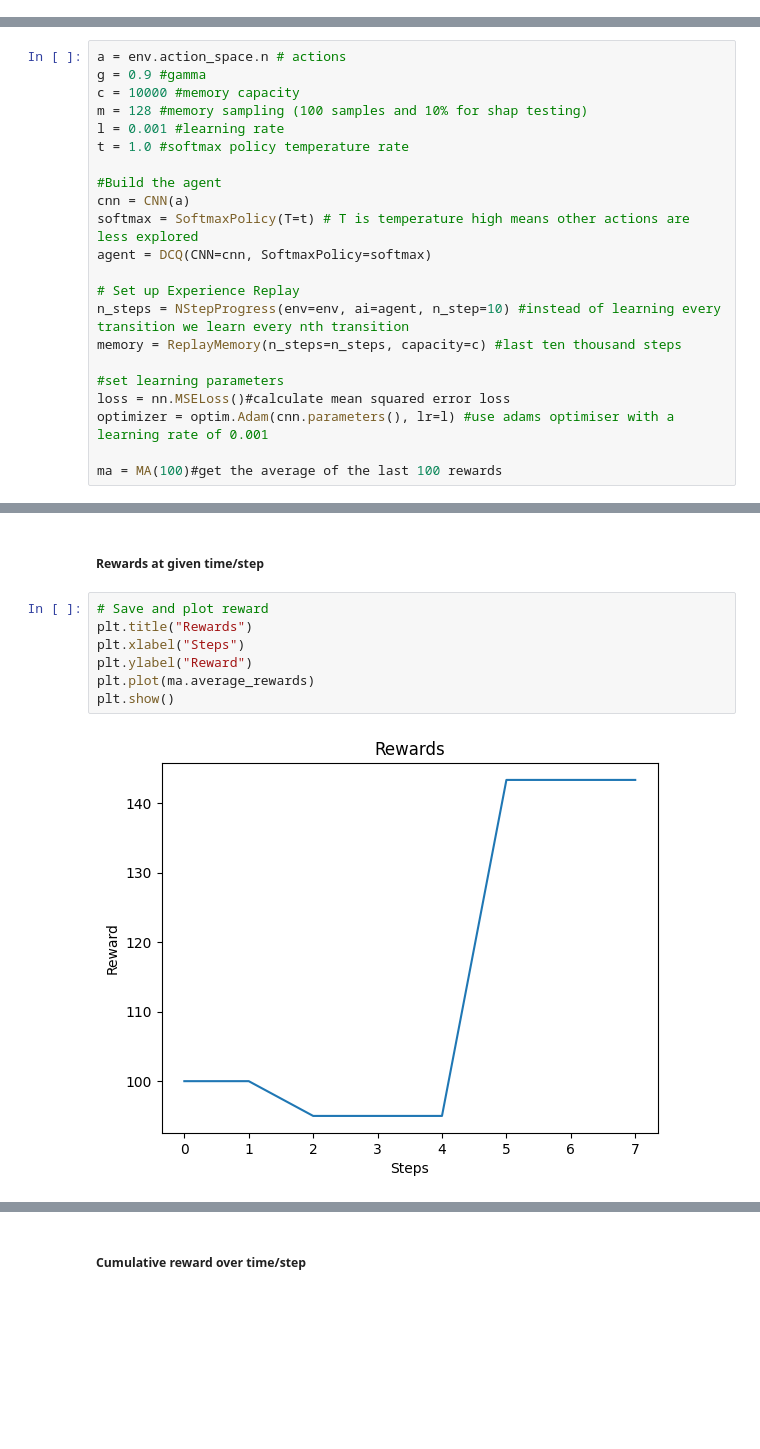
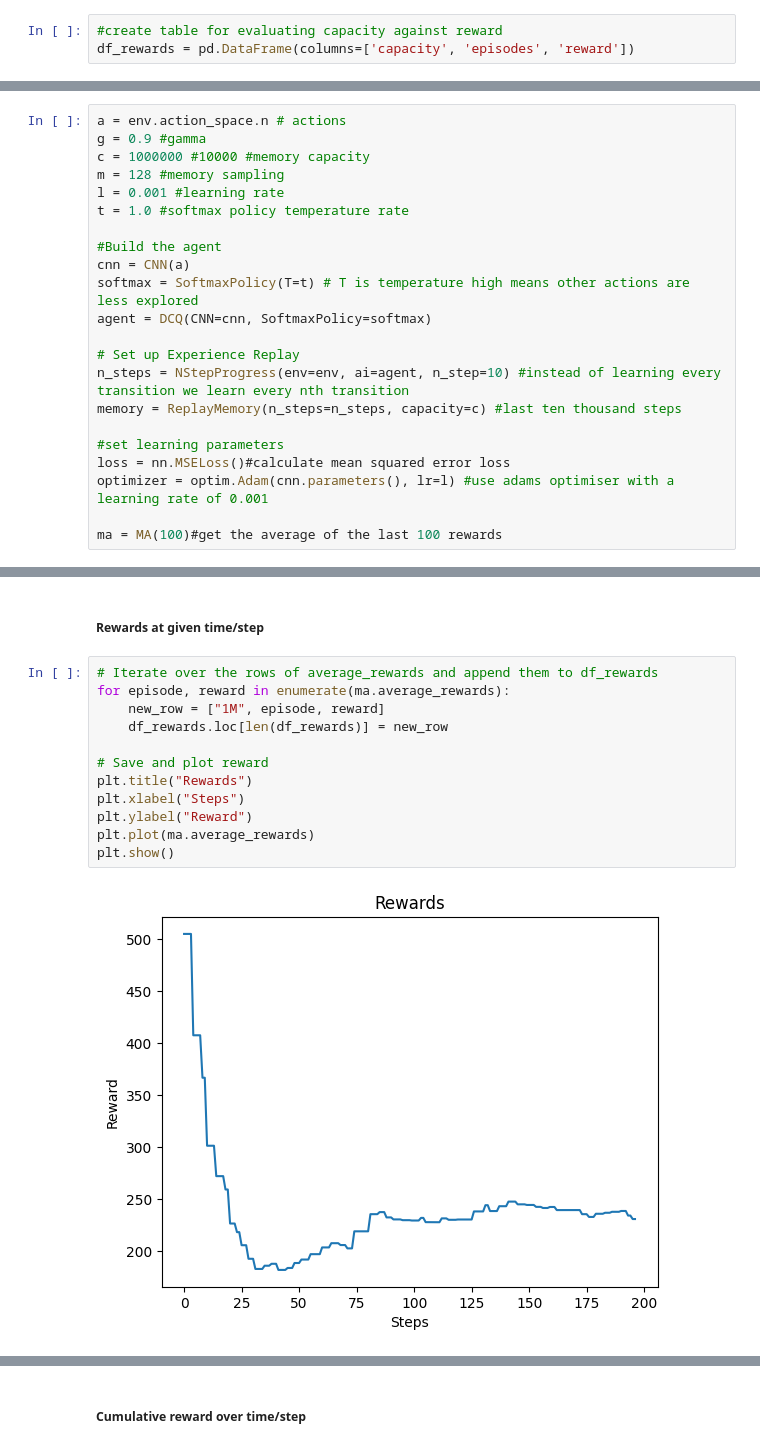
Before and after one commit to rob-sullivan/tu060, a Jupyter notebook: robert_s_sullivan_msc_dissertation_atari_space_invaders.ipynb, the cells around one changed output, grey strips where cells are left out. Saved outputs shown, nothing was run; the diff lists cells and outputs as text; blank space fills up the shorter version.

```diff
--- a/robert_s_sullivan_msc_dissertation_atari_space_invaders.ipynb
+++ b/robert_s_sullivan_msc_dissertation_atari_space_invaders.ipynb
@@ -289,6 +299,9 @@ class MA:
             return average_reward
         else:
             return 0.0  # or any other appropriate default value
+# %%
+#create table for evaluating capacity against reward
+df_rewards = pd.DataFrame(columns=['capacity', 'episodes', 'reward'])
 # %% [markdown]
 ## Test Atari Environment Working
 # %% [markdown]
@@ -373,8 +386,8 @@ print(observation.shape) #we check that images are stacked
 # %%
 a = env.action_space.n # actions
 g = 0.9 #gamma
-c = 10000 #memory capacity
-m = 128 #memory sampling (100 samples and 10% for shap testing)
+c = 1000000 #10000 #memory capacity
+m = 128 #memory sampling
 l = 0.001 #learning rate
 t = 1.0 #softmax policy temperature rate
 
@@ -461,14 +488,19 @@ print(ma.max_reward) #595.0
 # %% [markdown]
 ##### Rewards at given time/step
 # %%
+# Iterate over the rows of average_rewards and append them to df_rewards
+for episode, reward in enumerate(ma.average_rewards):
+    new_row = ["1M", episode, reward]
+    df_rewards.loc[len(df_rewards)] = new_row
+
 # Save and plot reward
 plt.title("Rewards")
 plt.xlabel("Steps")
 plt.ylabel("Reward")
 plt.plot(ma.average_rewards)
 plt.show()
 # %% [output]
-[figure, old version]
+[figure, new version]
 # %%
 len(ma.average_rewards)#reward only counted if given.
 # %% [output]
```
Also changed, not shown: parts of 293 cells of this notebook.
